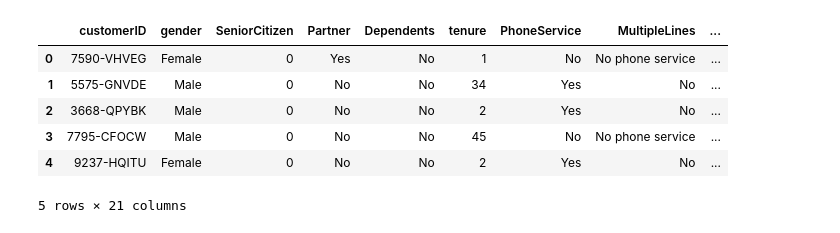
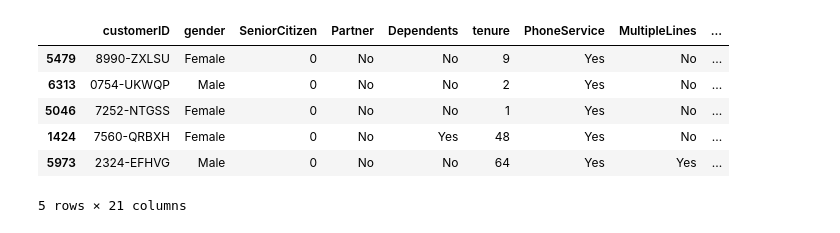
Before and after one commit to sanjogbhalla16/Customer-Churn-Prediction, a Jupyter notebook: test.ipynb, the cells around one changed output. Saved outputs shown, nothing was run; the diff lists cells and outputs as text; code cells hidden in the pictures.

```diff
--- a/test.ipynb
+++ b/test.ipynb
@@ -4,12 +5,12 @@ import numpy as np
 # %%
 df = pd.read_csv('Telco-Customer-Churn.csv')
 # %%
-df.head()
+df.sample(5)
 # %% [output]
 |  | customerID | gender | SeniorCitizen | Partner | Dependents | tenure | PhoneService | MultipleLines | ... |
-| 0 | 7590-VHVEG | Female | 0 | Yes | No | 1 | No | No phone service | ... |
-| 1 | 5575-GNVDE | Male | 0 | No | No | 34 | Yes | No | ... |
-| 2 | 3668-QPYBK | Male | 0 | No | No | 2 | Yes | No | ... |
-| 3 | 7795-CFOCW | Male | 0 | No | No | 45 | No | No phone service | ... |
-| 4 | 9237-HQITU | Female | 0 | No | No | 2 | Yes | No | ... |
+| 5479 | 8990-ZXLSU | Female | 0 | No | No | 9 | Yes | No | ... |
+| 6313 | 0754-UKWQP | Male | 0 | No | No | 2 | Yes | No | ... |
+| 5046 | 7252-NTGSS | Female | 0 | No | No | 1 | Yes | No | ... |
+| 1424 | 7560-QRBXH | Female | 0 | No | Yes | 48 | Yes | No | ... |
+| 5973 | 2324-EFHVG | Male | 0 | No | No | 64 | Yes | Yes | ... |
 5 rows × 21 columns
```
Also changed, not shown: parts of 12 cells of this notebook.
